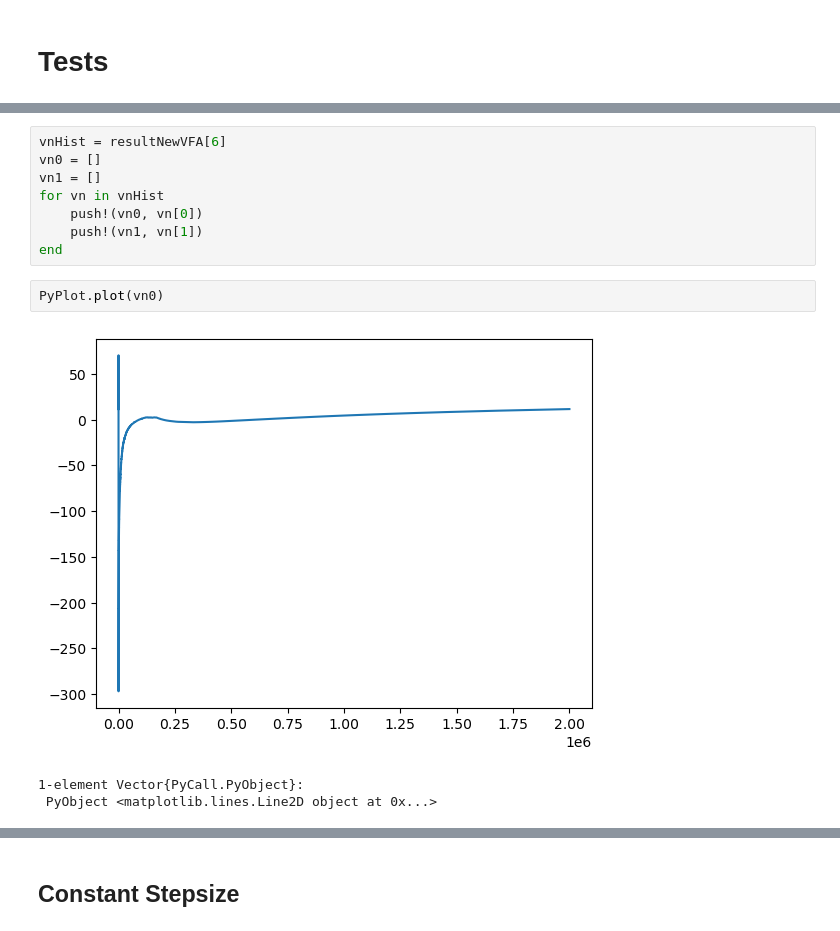
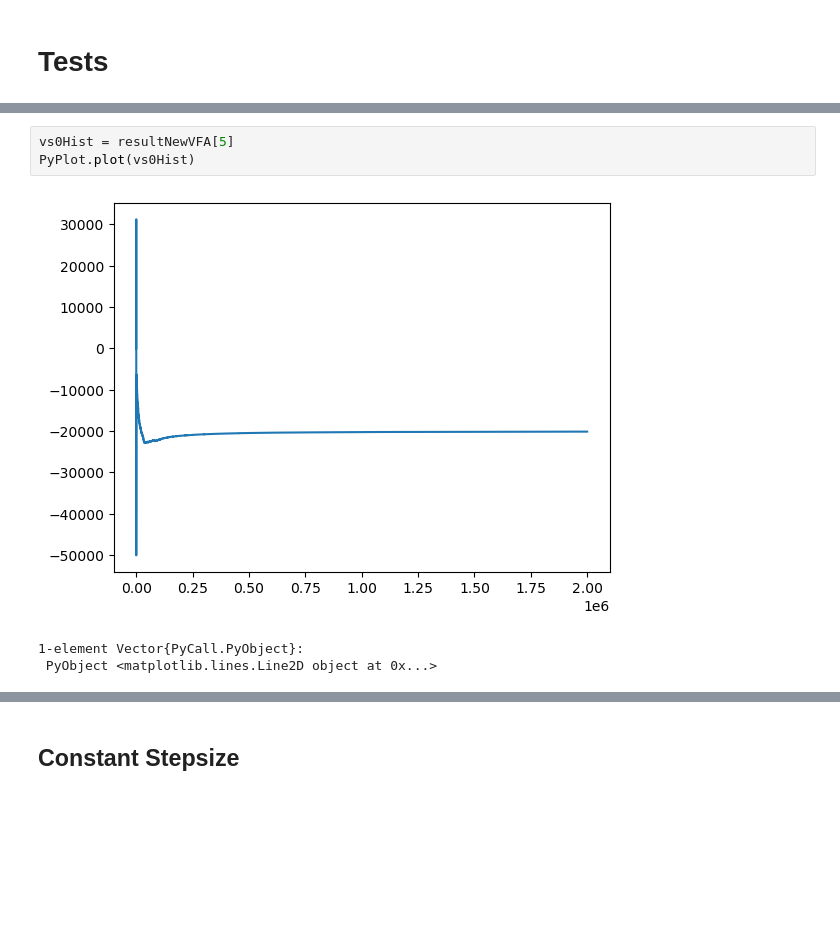
Before and after one commit to fairleyl/PhD-Code, a Jupyter notebook: Problem-Suite-NewVFA.ipynb, the cells around one changed output, grey strips where cells are left out. Saved outputs shown, nothing was run; the diff lists cells and outputs as text; blank space fills up the shorter version.

```diff
--- a/Problem-Suite-NewVFA.ipynb
+++ b/Problem-Suite-NewVFA.ipynb
@@ -5330,14 +5335,7 @@ Dict{Any, Any} with 2 entries:
 # %%
-vnHist = resultNewVFA[6]
-vn0 = []
-vn1 = []
-for vn in vnHist
-    push!(vn0, vn[0])
-    push!(vn1, vn[1])
-end
+vs0Hist = resultNewVFA[5]
+PyPlot.plot(vs0Hist)
+# %% [output]
+[figure, added]
+1-element Vector{PyCall.PyObject}:
+ PyObject <matplotlib.lines.Line2D object at 0x...>
-# %%
-PyPlot.plot(vn0)
-# %% [output]
-[figure, removed]
-1-element Vector{PyCall.PyObject}:
- PyObject <matplotlib.lines.Line2D object at 0x...>
```
Also changed, not shown: parts of 11 cells of this notebook.
